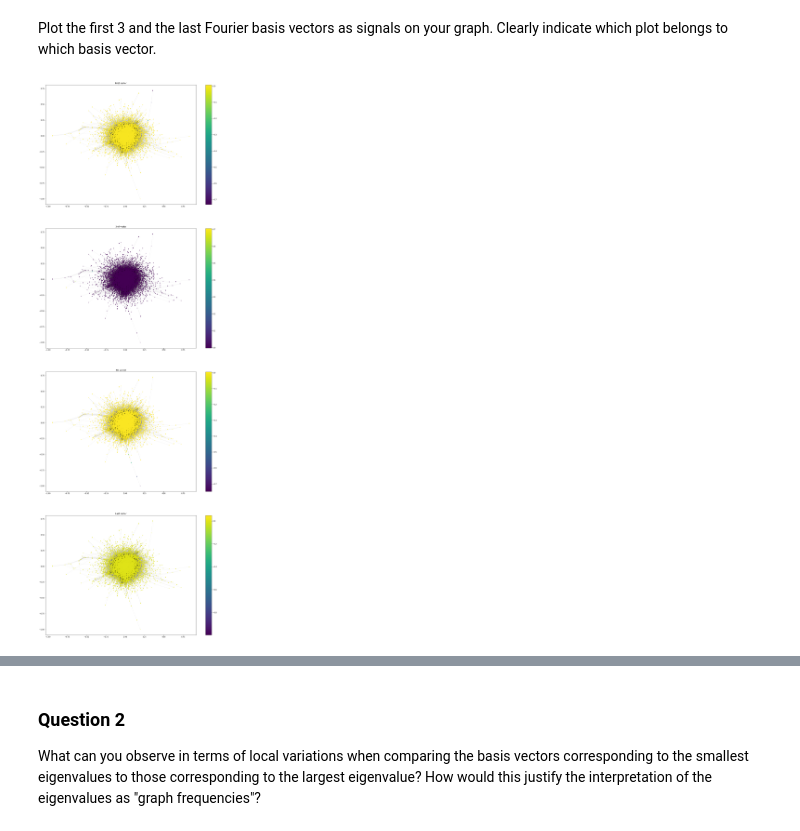
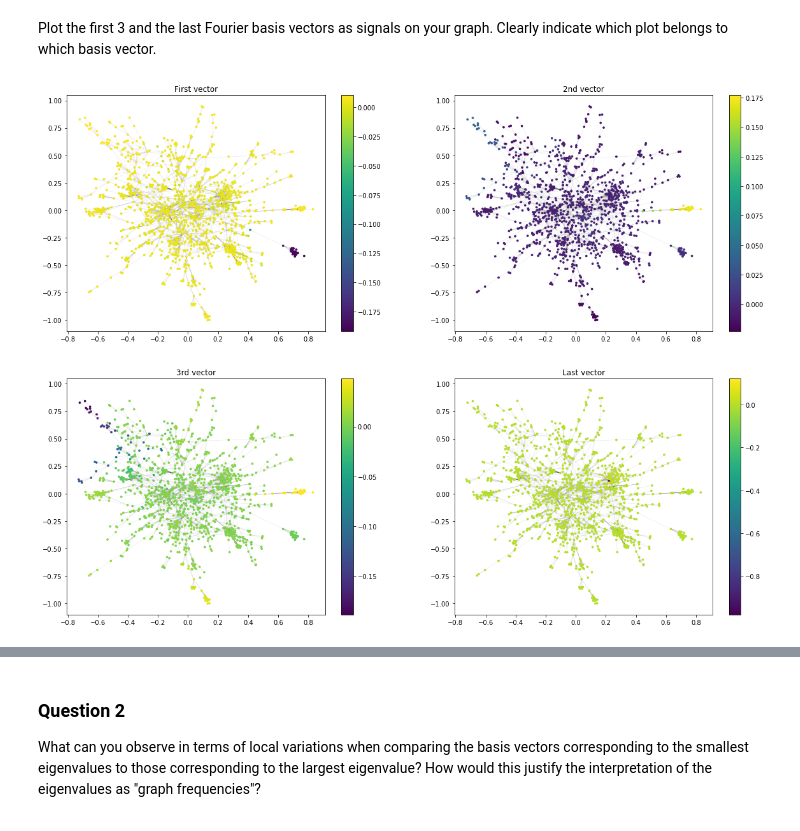
Before and after one commit to swouf/ntds_IMDb_team4, a Jupyter notebook: 4_graph_signal_processing.ipynb, the cells around one changed output, grey strips where cells are left out. Drawn from its saved outputs; the diff is of its cells as text; code cells hidden in the pictures.

```diff
--- a/4_graph_signal_processing.ipynb
+++ b/4_graph_signal_processing.ipynb
@@ -91,18 +91,22 @@ _Note_: If your features/labels are not floating-point numbers, please convert t
 # %%
 tot_adjacency = np.load('./data/adjacency.npy')
 # We make the matrix more sparse by removing the link between two people if they worked only on 1 movie together
-tot_adjacency[tot_adjacency <2]=0
+tot_adjacency[tot_adjacency <5]=0
 tot_n_nodes=tot_adjacency.shape[0]
 
 # We get the adjacency matrix of the giant component.
-import src.find_components as fcomp
-connectedIndices = fcomp.find_components(tot_adjacency)
-#biggestComponentSize = np.amax(np.sum(connectedIndices, axis=1))
+#import src.find_components as fcomp
+#connectedIndices = fcomp.find_components(tot_adjacency)
+import networkx as nx
+G = nx.from_numpy_matrix(tot_adjacency)
+Gc = max(nx.connected_component_subgraphs(G), key=len)
 
-indx=np.array(range(tot_n_nodes),dtype=int)
-indx=connectedIndices[0].astype(int)*indx
-indx_without_zeros=np.unique(indx)
-adjacency = tot_adjacency[indx_without_zeros,:][:,indx_without_zeros]
+adjacency= nx.to_numpy_array(Gc)
+
+#indx=np.array(range(tot_n_nodes),dtype=int)
+#indx=connectedIndices[0].astype(int)*indx
+#indx_without_zeros=np.unique(indx)
+#adjacency = tot_adjacency[indx_without_zeros,:][:,indx_without_zeros]
 
 #We calculate the number of nodes
 n_nodes=adjacency.shape[0]
@@ -110,11 +114,11 @@ n_nodes=adjacency.shape[0]
 #We assign the labels
 people = pd.read_csv('data/features_v3.csv')
 people.fillna(0)
-labels = people.iloc[indx_without_zeros,4]
+labels = people.iloc[np.sort(nx.nodes(Gc)),4]
 
 #We calculate the normalized laplacian
-degree = np.diag(np.sum(adjacency, axis=0))
-invroot_degree = np.diag(np.power(np.sum(adjacency, axis=0),-0.5))
+degree = np.diag(adjacency.sum(axis=0))
+#invroot_degree = np.diag(np.power(np.sum(adjacency, axis=0),-0.5))
 
 laplacian = degree - adjacency #combinatorial laplacian
 
@@ -156,30 +160,30 @@ import networkx as nx
 graph = nx.from_numpy_matrix(adjacency)
 coords = nx.spring_layout(graph,k=0.03)  # Force-directed layout.
 # %%
-plt.figure(figsize=(20, 60))
+plt.figure(figsize=(20, 15))
 
-plt.subplot(411)
+plt.subplot(221)
 im=nx.draw_networkx_nodes(graph, coords, node_size=7, node_color=U[:,1])
 nx.draw_networkx_edges(graph, coords, alpha=0.1, width=0.5)
 plt.title('First vector')
 plt.colorbar(im)
 
-plt.subplot(412)
+plt.subplot(222)
 im=nx.draw_networkx_nodes(graph, coords, node_size=7, node_color=U[:,2])
 nx.draw_networkx_edges(graph, coords, alpha=0.1, width=0.5)
 plt.title('2nd vector')
 plt.colorbar(im)
 
-plt.subplot(413)
+plt.subplot(223)
 im=nx.draw_networkx_nodes(graph, coords, node_size=7, node_color=U[:,3])
 nx.draw_networkx_edges(graph, coords, alpha=0.1, width=0.5)
 plt.title('3rd vector')
 plt.colorbar(im)
 
-plt.subplot(414)
+plt.subplot(224)
 im=nx.draw_networkx_nodes(graph, coords, node_size=7, node_color=U[:,e.size-1])
 nx.draw_networkx_edges(graph, coords, alpha=0.1, width=0.5)
 plt.title('Last vector')
 plt.colorbar(im);
 # %% [output]
-[figure, old version]
+[figure, new version]
```
Also changed, not shown: parts of 18 cells of this notebook.
